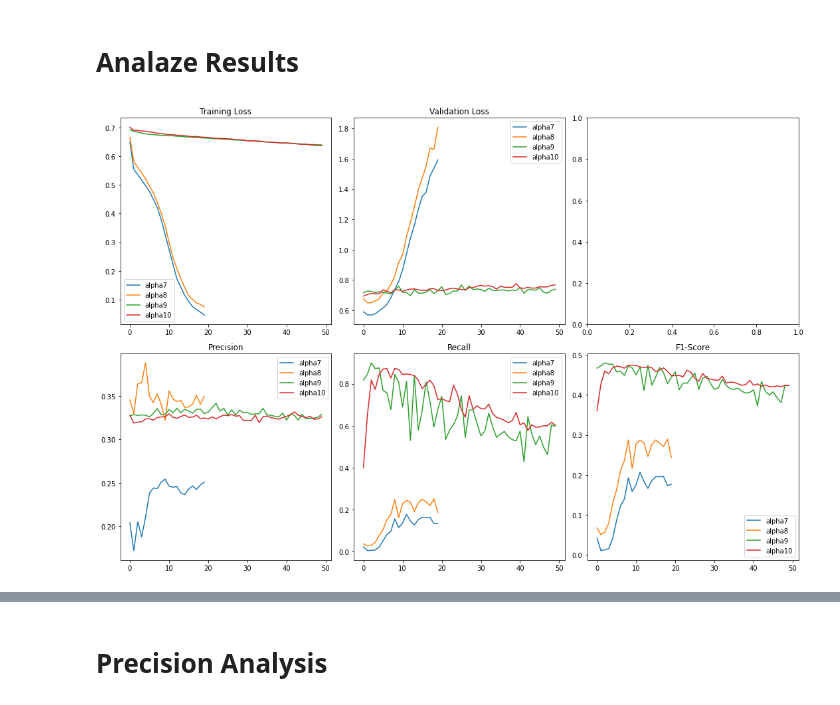
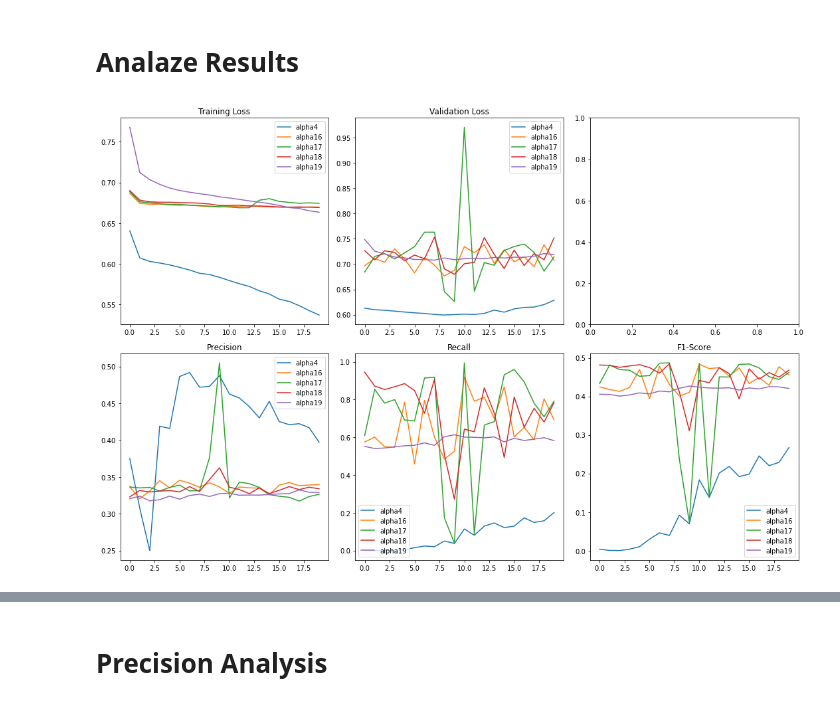
Before and after one commit to mads-swaps/swap-for-profit, a Jupyter notebook: playground/nicks/torch/py_torch_model_validation.ipynb, the cells around one changed output, grey strips where cells are left out. Saved outputs shown, nothing was run; the diff lists cells and outputs as text; code cells hidden in the pictures.

```diff
--- a/playground/nicks/torch/py_torch_model_validation.ipynb
+++ b/playground/nicks/torch/py_torch_model_validation.ipynb
@@ -68,13 +143,22 @@ import matplotlib.pyplot as plt
 model_ids=[ #'alpha1',
             #'alpha2',
             #'alpha3',
-            #'alpha4',  # Data = 20210726
+            'alpha4',  # Data = 20210726
             #'alpha5',  # Data = 20210726
             #'alpha6',  # Data = 20210726
-            'alpha7',  # Data = 20210729a
-            'alpha8',  # Data = 20210801f
-            'alpha9',  # Data = 20210801f - increased pos_weight
-            'alpha10',  # Data = 20210801f - NNModelEx
+            #'alpha7',  # Data = 20210729a
+            #'alpha8',  # Data = 20210801f
+            #'alpha9',  # Data = 20210801f
+            #'alpha10',  # Data = 20210801f -
+            #'alpha11',  # Data = 20210801f - CustomScaler1
+            #'alpha12',  # Data = 20210801f - CustomScaler1
+            #'alpha13',  # Data = 20210801f - NNModelEx
+            #'alpha14',
+            #'alpha15',
+            'alpha16',
+            'alpha17',
+            'alpha18',
+            'alpha19',
           ]
 
 fig,ax = plt.subplots(2,3,figsize=(15,10))
@@ -84,9 +168,10 @@ ax[1][0].set_title("Precision")
 ax[1][1].set_title("Recall")
 ax[1][2].set_title("F1-Score")
 
-limit=50
+limit=20
 
 model_configs = []
+model_data = {}
 
 for model_id in model_ids:
     with open(f'models/{model_id}.cfg') as f:
@@ -96,33 +181,35 @@ for model_id in model_ids:
     _, _, mean_losses = load_model_only(config)
 
     metrics = list(zip(*mean_losses))
     tl = metrics[0]
     vl = metrics[1]
     p = metrics[2] if len(metrics)>2 else None
     r = metrics[3] if len(metrics)>3 else None
     f = metrics[4] if len(metrics)>4 else None
 
+    model_data[model_id] = {'tl':tl, 'vl':vl, 'p':p, 'r':r, 'f':f}
+
     ax[0][0].plot(tl[:limit], label=model_id)
     ax[0][1].plot(vl[:limit], label=model_id)
     if p is not None:
         ax[1][0].plot(p[:limit], label=model_id)
     if r is not None:
         ax[1][1].plot(r[:limit], label=model_id)
     if f is not None:
         ax[1][2].plot(f[:limit], label=model_id)
 
 # ax1.set_ylim(0,0.02)
-# ax2.set_ylim(0,0.02)
+#ax[0][1].set_ylim(0.5,2.5)
 # ax1.set_yscale('log')
 # ax2.set_yscale('log')
 
 ax[0][0].legend()
 ax[0][1].legend()
 ax[1][0].legend()
 ax[1][1].legend()
 ax[1][2].legend()
 plt.tight_layout()
 plt.show()
 # %% [output]
-[figure, old version]
+[figure, new version]
 # %%
```
Also changed, not shown: parts of 6 cells of this notebook, 3 other files.
